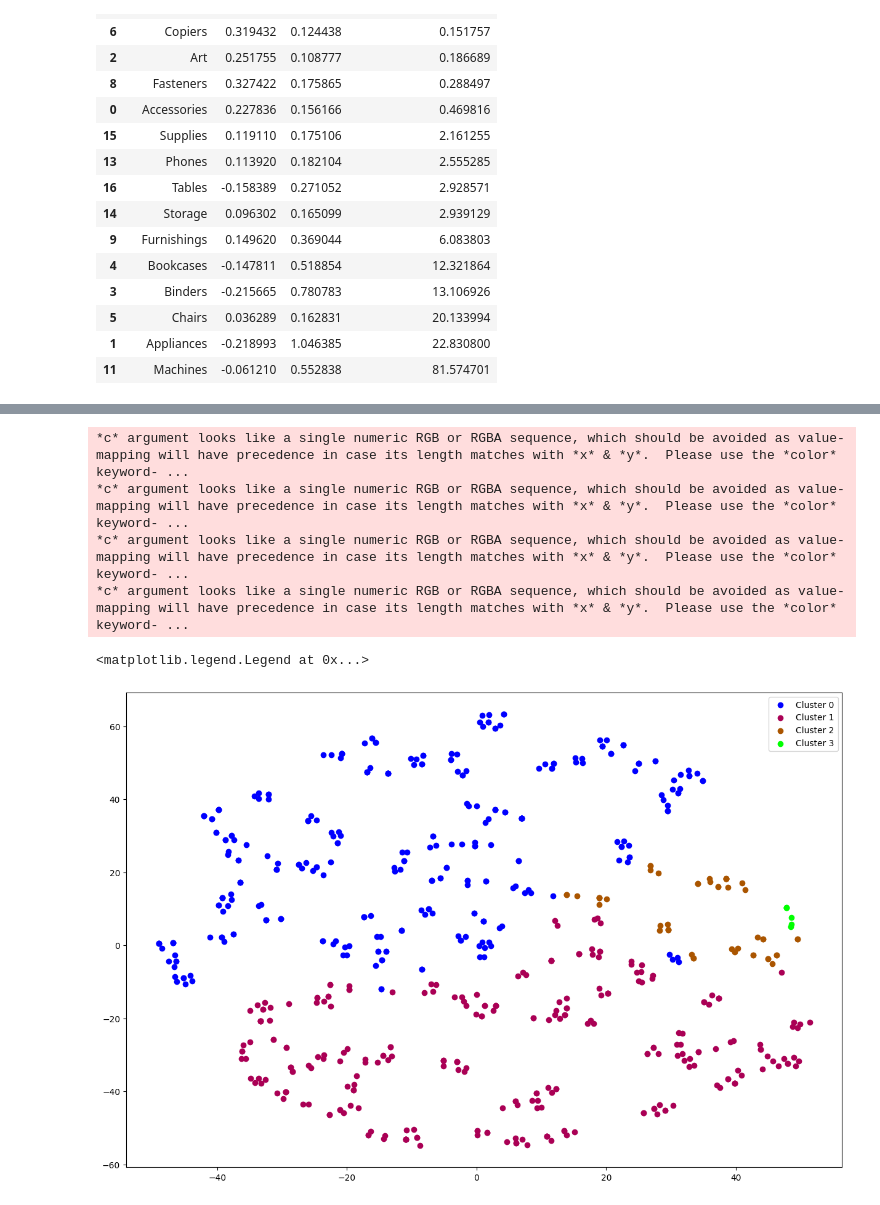
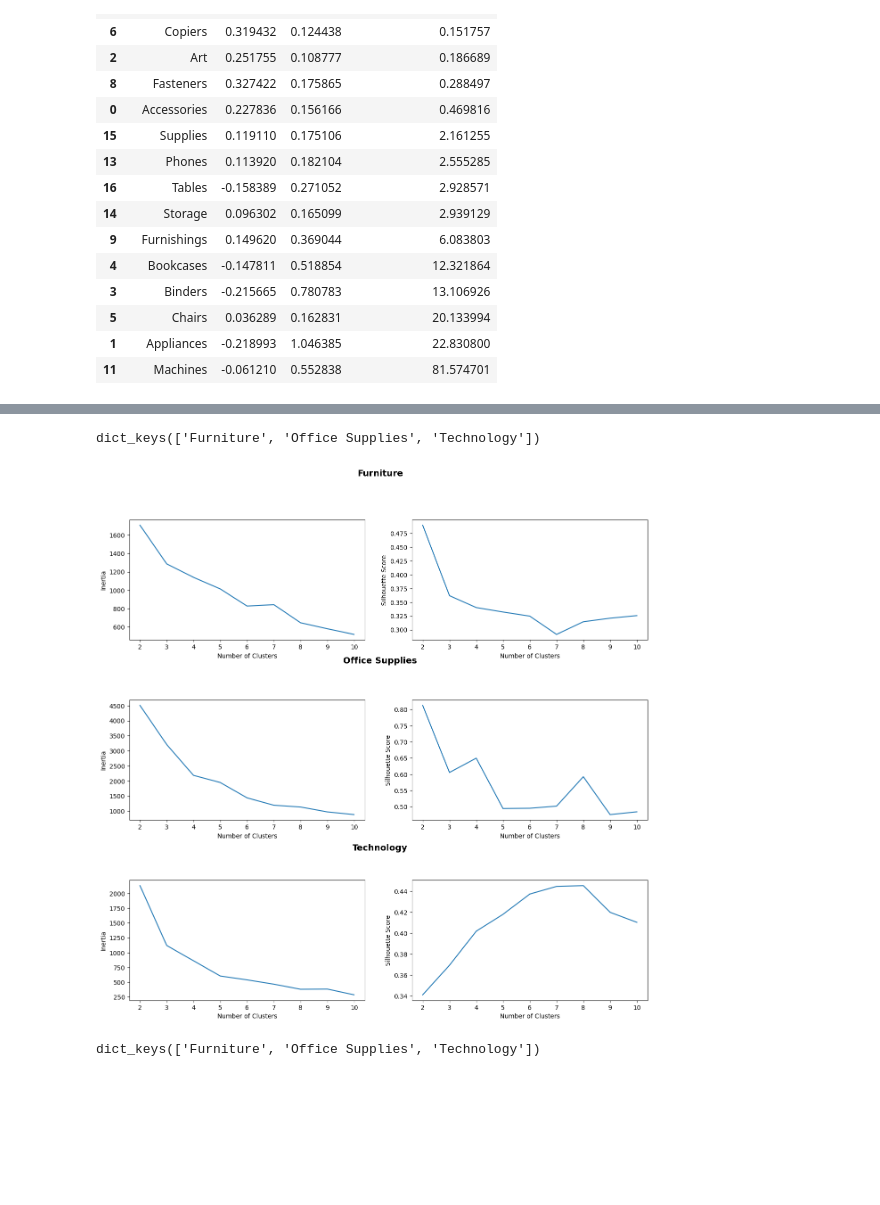
Before and after one commit to CogitoNTNU/CogitoXInfor-h24, a Jupyter notebook: HermanNotebook.ipynb, the cells around one changed output, grey strips where cells are left out. Saved outputs shown, nothing was run; the diff lists cells and outputs as text; code cells hidden in the pictures; blank space fills up the shorter version.

```diff
--- a/HermanNotebook.ipynb
+++ b/HermanNotebook.ipynb
@@ -12,0 +147,37 @@ data.head(2)
+# %%
+def find_optimal_k(dataframes : dict):
+    '''
+    Identifies the optimal number of clusters for KMeans using the elbow method and plotting the silhouette score.
+
+    Returns a plot of the interia score and silhouette score versus number of clusters for each of the dataframes
+    in the input dictionary.
+    '''
+    ks = [x for x in range(2, 11)]
+    inertia_scores = []
+    silhouette_scores = []
+
+    for category in dataframes.keys():
+        data = dataframes[category]
+        inertia = []
+        silhouette = []
+        for k in ks:
+            model = KMeans(n_clusters = k, random_state = 42, init = 'k-means++')
+            predicted = model.fit_predict(data)
+            inertia.append(model.inertia_)
+            silhouette.append(silhouette_score(data, predicted))
+
+        inertia_scores.append(inertia)
+        silhouette_scores.append(silhouette)
+
+    fig, ax = plt.subplots(nrows = len(dataframes.keys()), ncols = 2, figsize = (15, 14), squeeze=False)
+    for i in range(len(dataframes.keys())):
+        ax[i, 0].plot(ks, inertia_scores[i])
+        ax[i, 1].plot(ks, silhouette_scores[i])
+        ax[i, 0].set_xlabel("Number of Clusters")
+        ax[i, 0].set_ylabel("Inertia")
+        ax[i, 1].set_xlabel("Number of Clusters")
+        ax[i, 1].set_ylabel("Silhouette Score")
+        fig.text(0.5, 0.95 - (i*0.3), f"{list(dataframes.keys())[i]}", ha = 'center', fontsize = 14, weight = "bold")
+
+    plt.subplots_adjust(hspace=0.5)
+    plt.show()
@@ -217,20 +254,19 @@ ax.scatter(x = data_embedded[:, 0], y = data_embedded[:, 1])
-# %%
-best_model = models[2]
-labels = best_model.predict(test_data_ss)
-cmap = plt.get_cmap('brg', best_model.n_clusters)
-
-unique_labels = set(labels)
-fig, ax = plt.subplots(figsize = (15, 10))
-
-for l in unique_labels:
-    cluster = data_embedded[labels == l]
-    ax.scatter(cluster[:, 0], cluster[:, 1], c = cmap(l), label = f"Cluster {l}")
-
-ax.legend()
-# %% [output]
-*c* argument looks like a single numeric RGB or RGBA sequence, which should be avoided as value-mapping will have precedence in case its length matches with *x* & *y*.  Please use the *color* keyword- ...
-*c* argument looks like a single numeric RGB or RGBA sequence, which should be avoided as value-mapping will have precedence in case its length matches with *x* & *y*.  Please use the *color* keyword- ...
-*c* argument looks like a single numeric RGB or RGBA sequence, which should be avoided as value-mapping will have precedence in case its length matches with *x* & *y*.  Please use the *color* keyword- ...
-*c* argument looks like a single numeric RGB or RGBA sequence, which should be avoided as value-mapping will have precedence in case its length matches with *x* & *y*.  Please use the *color* keyword- ...
-<matplotlib.legend.Legend at 0x...>
-[figure, removed]
+# %%
+grouped_dataframes = split_data("Category", data)
+grouped_dataframes.keys()
+# %% [output]
+dict_keys(['Furniture', 'Office Supplies', 'Technology'])
+# %%
+data = feature_engineering(grouped_dataframes)
+# %%
+features = ["AverageSalesPastMonths", "MeanCostPerUnit", "MeanMargin", "NumberOfOrders", "TotalSales"]
+#features = ["AverageSalesPastMonths", "MeanCostPerUnit", "MeanMargin", "TotalSales"]
+dataframes_scaled = standardize_features(data, features)
+# %%
+find_optimal_k(dataframes_scaled)
+# %% [output]
+[figure, added]
+# %%
+dataframes_scaled.keys()
+# %% [output]
+dict_keys(['Furniture', 'Office Supplies', 'Technology'])
```
Also changed, not shown: parts of 32 cells of this notebook.
